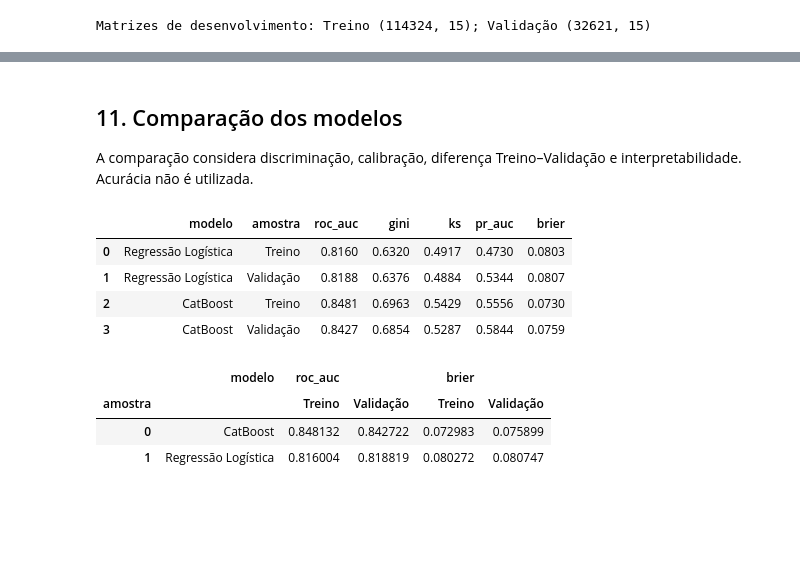
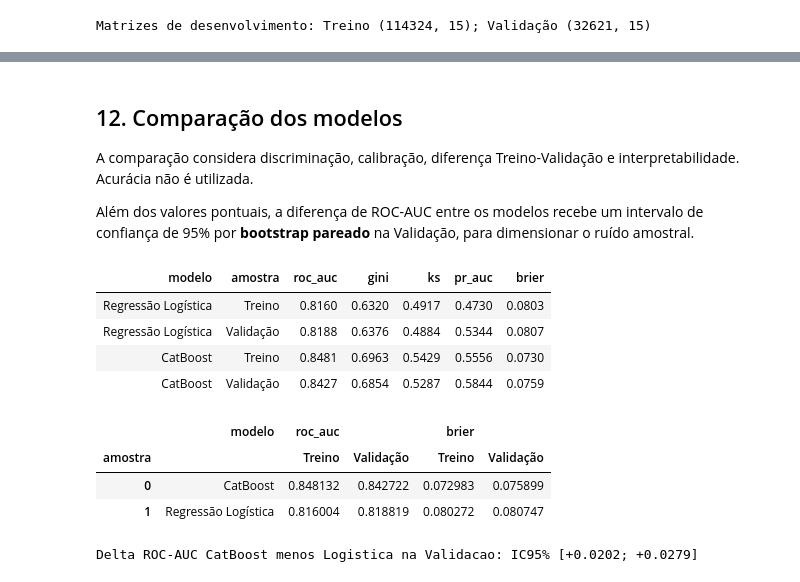
Before and after one commit to ariel-velardo/datascience, a Jupyter notebook: projetos/credit-card-behavior-score/notebooks/credit_card_behavior_score.ipynb, the cells around one changed output, grey strips where cells are left out. Cells and saved outputs as stored; diff of their text form; code cells hidden in the pictures; blank space fills up the shorter version.

```diff
--- a/projetos/credit-card-behavior-score/notebooks/credit_card_behavior_score.ipynb
+++ b/projetos/credit-card-behavior-score/notebooks/credit_card_behavior_score.ipynb
@@ -563,0 +697,19 @@ Regressão Logística escolhida: C=0.1.
+# %%
+# Evidência histórica do tuning já concluído; não é recalculada neste fechamento.
+tabela_tuning_logistica = pd.DataFrame([
+    {'C': 0.01, 'roc_auc_treino': 0.8155108162, 'gini_treino': 0.6310216325, 'ks_treino': 0.4890898681, 'pr_auc_treino': 0.4715775829, 'brier_treino': 0.0804073943, 'roc_auc_validacao': 0.8187376941, 'gini_validacao': 0.6374753882, 'ks_validacao': 0.4912532943, 'pr_auc_validacao': 0.5337351140, 'brier_validacao': 0.0808023267, 'gap_roc_auc': -0.0032268779},
+    {'C': 0.10, 'roc_auc_treino': 0.8160042587, 'gini_treino': 0.6320085175, 'ks_treino': 0.4916885501, 'pr_auc_treino': 0.4729626401, 'brier_treino': 0.0802721717, 'roc_auc_validacao': 0.8188189855, 'gini_validacao': 0.6376379710, 'ks_validacao': 0.4884469250, 'pr_auc_validacao': 0.5344337741, 'brier_validacao': 0.0807465690, 'gap_roc_auc': -0.0028147268},
+    {'C': 1.00, 'roc_auc_treino': 0.8159972110, 'gini_treino': 0.6319944219, 'ks_treino': 0.4916687008, 'pr_auc_treino': 0.47304041796, 'brier_treino': 0.0802640033, 'roc_auc_validacao': 0.8187381223, 'gini_validacao': 0.6374762446, 'ks_validacao': 0.4883401294, 'pr_auc_validacao': 0.5343690024, 'brier_validacao': 0.0807556507, 'gap_roc_auc': -0.0027409113},
+    {'C': 10.0, 'roc_auc_treino': 0.8159950015, 'gini_treino': 0.6319900031, 'ks_treino': 0.4915880787, 'pr_auc_treino': 0.4730573888, 'brier_treino': 0.0802631662, 'roc_auc_validacao': 0.8187175853, 'gini_validacao': 0.6374351707, 'ks_validacao': 0.4880168051, 'pr_auc_validacao': 0.5343577079, 'brier_validacao': 0.0807598170, 'gap_roc_auc': -0.0027225838},
+])
+c_logistica_escolhido = 0.1
+pipeline_logistica = Pipeline([('preprocessamento', clone(preprocessador_logistico)),
+    ('modelo', LogisticRegression(C=c_logistica_escolhido, l1_ratio=0.0, max_iter=2000,
+                                   random_state=SEMENTE_ALEATORIA))])
+pipeline_logistica.fit(X_treino, y_treino)
+prob_log_treino = pipeline_logistica.predict_proba(X_treino)[:, 1]
+prob_log_validacao = pipeline_logistica.predict_proba(X_validacao)[:, 1]
+display(tabela_tuning_logistica.style.format({
+    coluna: '{:.4f}' for coluna in tabela_tuning_logistica.columns if coluna != 'C'
+}))
+print(f'Regressão Logística escolhida: C={c_logistica_escolhido:g}.')
@@ -619,34 +826,66 @@ CatBoost escolhido: depth=5, learning_rate=0.05, best_iteration=629.
 # %% [markdown]
-## 11. Comparação dos modelos
+## 12. Comparação dos modelos
 
-A comparação considera discriminação, calibração, diferença Treino–Validação e interpretabilidade. Acurácia não é utilizada.
+A comparação considera discriminação, calibração, diferença Treino-Validação e interpretabilidade. Acurácia não é utilizada.
+
+Além dos valores pontuais, a diferença de ROC-AUC entre os modelos recebe um intervalo de confiança de 95% por **bootstrap pareado** na Validação, para dimensionar o ruído amostral.
 # %%
 probabilidades = {
     ('Regressão Logística', 'Treino'): (y_treino, prob_log_treino),
     ('Regressão Logística', 'Validação'): (y_validacao, prob_log_validacao),
     ('CatBoost', 'Treino'): (y_treino, prob_cat_treino),
     ('CatBoost', 'Validação'): (y_validacao, prob_cat_validacao),
 }
 registros_metricas = []
 for (modelo, amostra), (alvo, probabilidade) in probabilidades.items():
     registros_metricas.append({'modelo': modelo, 'amostra': amostra,
                                **calcular_metricas_classificacao(alvo, probabilidade)})
 tabela_metricas = pd.DataFrame(registros_metricas)
-display(tabela_metricas.style.format({m: '{:.4f}' for m in ['roc_auc', 'gini', 'ks', 'pr_auc', 'brier']}))
+display(tabela_metricas.style.format({m: '{:.4f}' for m in ['roc_auc', 'gini', 'ks', 'pr_auc', 'brier']}).hide(axis='index'))
 assert set(tabela_metricas['amostra']) == {'Treino', 'Validação'}
 tabela_gaps = (tabela_metricas.pivot(index='modelo', columns='amostra', values=['roc_auc', 'brier'])
                .reset_index())
 display(tabela_gaps)
+
+def intervalo_delta_auc(alvo, probabilidade_referencia, probabilidade_alternativa,
+                        reamostragens: int = 400, semente: int = SEMENTE_ALEATORIA):
+    """Bootstrap pareado da diferença de ROC-AUC entre duas configurações.
+
+    O gerador é reiniciado com a mesma semente a cada chamada, portanto todas as
+    comparações usam exatamente as mesmas reamostragens. Serve como referência da
+    escala amostral na Validação e não como teste de hipótese formal.
+    """
+
+    alvo = np.asarray(alvo)
+    referencia = np.asarray(probabilidade_referencia, dtype=float)
+    alternativa = np.asarray(probabilidade_alternativa, dtype=float)
+    gerador = np.random.default_rng(semente)
+    diferencas = []
+    for _ in range(reamostragens):
+        indices = gerador.integers(0, len(alvo), len(alvo))
+        alvo_reamostrado = alvo[indices]
+        if alvo_reamostrado.min() == alvo_reamostrado.max():
+            continue
+        diferencas.append(roc_auc_score(alvo_reamostrado, alternativa[indices])
+                          - roc_auc_score(alvo_reamostrado, referencia[indices]))
+    diferencas = np.asarray(diferencas)
+    return float(np.percentile(diferencas, 2.5)), float(np.percentile(diferencas, 97.5))
+
+limite_inferior_modelos, limite_superior_modelos = intervalo_delta_auc(
+    y_validacao, prob_log_validacao, prob_cat_validacao)
+print(f'Delta ROC-AUC CatBoost menos Logistica na Validacao: '
+      f'IC95% [{limite_inferior_modelos:+.4f}; {limite_superior_modelos:+.4f}]')
 # %% [output]
-|  | modelo | amostra | roc_auc | gini | ks | pr_auc | brier |
-| 0 | Regressão Logística | Treino | 0.8160 | 0.6320 | 0.4917 | 0.4730 | 0.0803 |
-| 1 | Regressão Logística | Validação | 0.8188 | 0.6376 | 0.4884 | 0.5344 | 0.0807 |
-| 2 | CatBoost | Treino | 0.8481 | 0.6963 | 0.5429 | 0.5556 | 0.0730 |
-| 3 | CatBoost | Validação | 0.8427 | 0.6854 | 0.5287 | 0.5844 | 0.0759 |
+| modelo | amostra | roc_auc | gini | ks | pr_auc | brier |
+| Regressão Logística | Treino | 0.8160 | 0.6320 | 0.4917 | 0.4730 | 0.0803 |
+| Regressão Logística | Validação | 0.8188 | 0.6376 | 0.4884 | 0.5344 | 0.0807 |
+| CatBoost | Treino | 0.8481 | 0.6963 | 0.5429 | 0.5556 | 0.0730 |
+| CatBoost | Validação | 0.8427 | 0.6854 | 0.5287 | 0.5844 | 0.0759 |
 |  | modelo | roc_auc |  | brier |  |
 | amostra |  | Treino | Validação | Treino | Validação |
 | 0 | CatBoost | 0.848132 | 0.842722 | 0.072983 | 0.075899 |
 | 1 | Regressão Logística | 0.816004 | 0.818819 | 0.080272 | 0.080747 |
+Delta ROC-AUC CatBoost menos Logistica na Validacao: IC95% [+0.0202; +0.0279]
 # %%
 fig_roc = go.Figure()
 for modelo, probabilidade, cor in [('Regressão Logística', prob_log_validacao, CORES['principal']),
```
Also changed, not shown: parts of 51 cells of this notebook, 18 other files.
